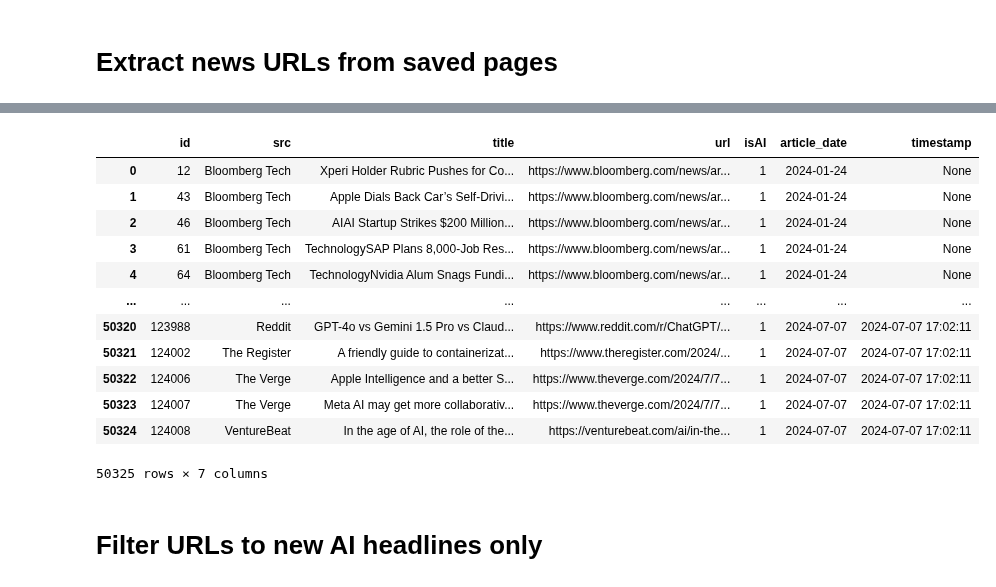
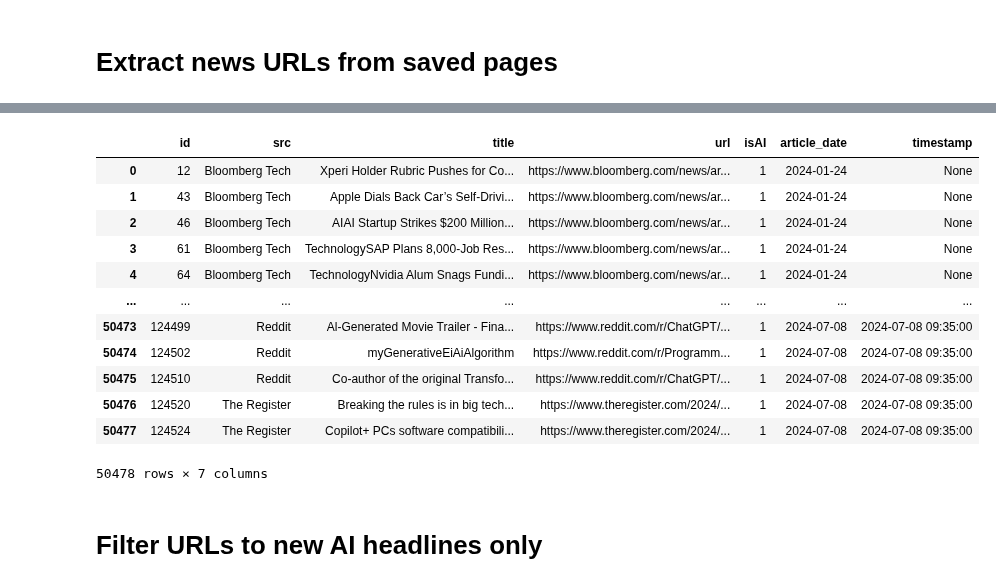
Before and after one commit to druce/AInewsbot, a Jupyter notebook: AInewsbot.ipynb, the cells around one changed output, grey strips where cells are left out. Drawn from its saved outputs; the diff is of its cells as text; code cells hidden in the pictures.

```diff
--- a/AInewsbot.ipynb
+++ b/AInewsbot.ipynb
@@ -313,24 +319,24 @@ orig_df.head()
 # %%
-# # extracts all links from history where isAI=1
-# # useful for training dimensionality reduction
-# conn = sqlite3.connect('articles.db')
-# c = conn.cursor()
+# extracts all links from history where isAI=1
+# useful for training dimensionality reduction
+conn = sqlite3.connect('articles.db')
+c = conn.cursor()
 
-# query = "select * from news_articles where isAI=1 order by id"
-# ai_history_df = pd.read_sql_query(query, conn)
-# ai_history_df
+query = "select * from news_articles where isAI=1 order by id"
+ai_history_df = pd.read_sql_query(query, conn)
+ai_history_df
 # %% [output]
 |  | id | src | title | url | isAI | article_date | timestamp |
 | 0 | 12 | Bloomberg Tech | Xperi Holder Rubric Pushes for Co... | https://www.bloomberg.com/news/ar... | 1 | 2024-01-24 | None |
 | 1 | 43 | Bloomberg Tech | Apple Dials Back Car’s Self-Drivi... | https://www.bloomberg.com/news/ar... | 1 | 2024-01-24 | None |
 | 2 | 46 | Bloomberg Tech | AIAI Startup Strikes $200 Million... | https://www.bloomberg.com/news/ar... | 1 | 2024-01-24 | None |
 | 3 | 61 | Bloomberg Tech | TechnologySAP Plans 8,000-Job Res... | https://www.bloomberg.com/news/ar... | 1 | 2024-01-24 | None |
 | 4 | 64 | Bloomberg Tech | TechnologyNvidia Alum Snags Fundi... | https://www.bloomberg.com/news/ar... | 1 | 2024-01-24 | None |
 | ... | ... | ... | ... | ... | ... | ... | ... |
-| 50320 | 123988 | Reddit | GPT-4o vs Gemini 1.5 Pro vs Claud... | https://www.reddit.com/r/ChatGPT/... | 1 | 2024-07-07 | 2024-07-07 17:02:11 |
-| 50321 | 124002 | The Register | A friendly guide to containerizat... | https://www.theregister.com/2024/... | 1 | 2024-07-07 | 2024-07-07 17:02:11 |
-| 50322 | 124006 | The Verge | Apple Intelligence and a better S... | https://www.theverge.com/2024/7/7... | 1 | 2024-07-07 | 2024-07-07 17:02:11 |
-| 50323 | 124007 | The Verge | Meta AI may get more collaborativ... | https://www.theverge.com/2024/7/7... | 1 | 2024-07-07 | 2024-07-07 17:02:11 |
-| 50324 | 124008 | VentureBeat | In the age of AI, the role of the... | https://venturebeat.com/ai/in-the... | 1 | 2024-07-07 | 2024-07-07 17:02:11 |
+| 50473 | 124499 | Reddit | Al-Generated Movie Trailer - Fina... | https://www.reddit.com/r/ChatGPT/... | 1 | 2024-07-08 | 2024-07-08 09:35:00 |
+| 50474 | 124502 | Reddit | myGenerativeEiAiAlgorithm | https://www.reddit.com/r/Programm... | 1 | 2024-07-08 | 2024-07-08 09:35:00 |
+| 50475 | 124510 | Reddit | Co-author of the original Transfo... | https://www.reddit.com/r/ChatGPT/... | 1 | 2024-07-08 | 2024-07-08 09:35:00 |
+| 50476 | 124520 | The Register | Breaking the rules is in big tech... | https://www.theregister.com/2024/... | 1 | 2024-07-08 | 2024-07-08 09:35:00 |
+| 50477 | 124524 | The Register | Copilot+ PCs software compatibili... | https://www.theregister.com/2024/... | 1 | 2024-07-08 | 2024-07-08 09:35:00 |
-50325 rows × 7 columns
+50478 rows × 7 columns
 # %%
```
Also changed, not shown: parts of 92 cells of this notebook, 4 other files.
